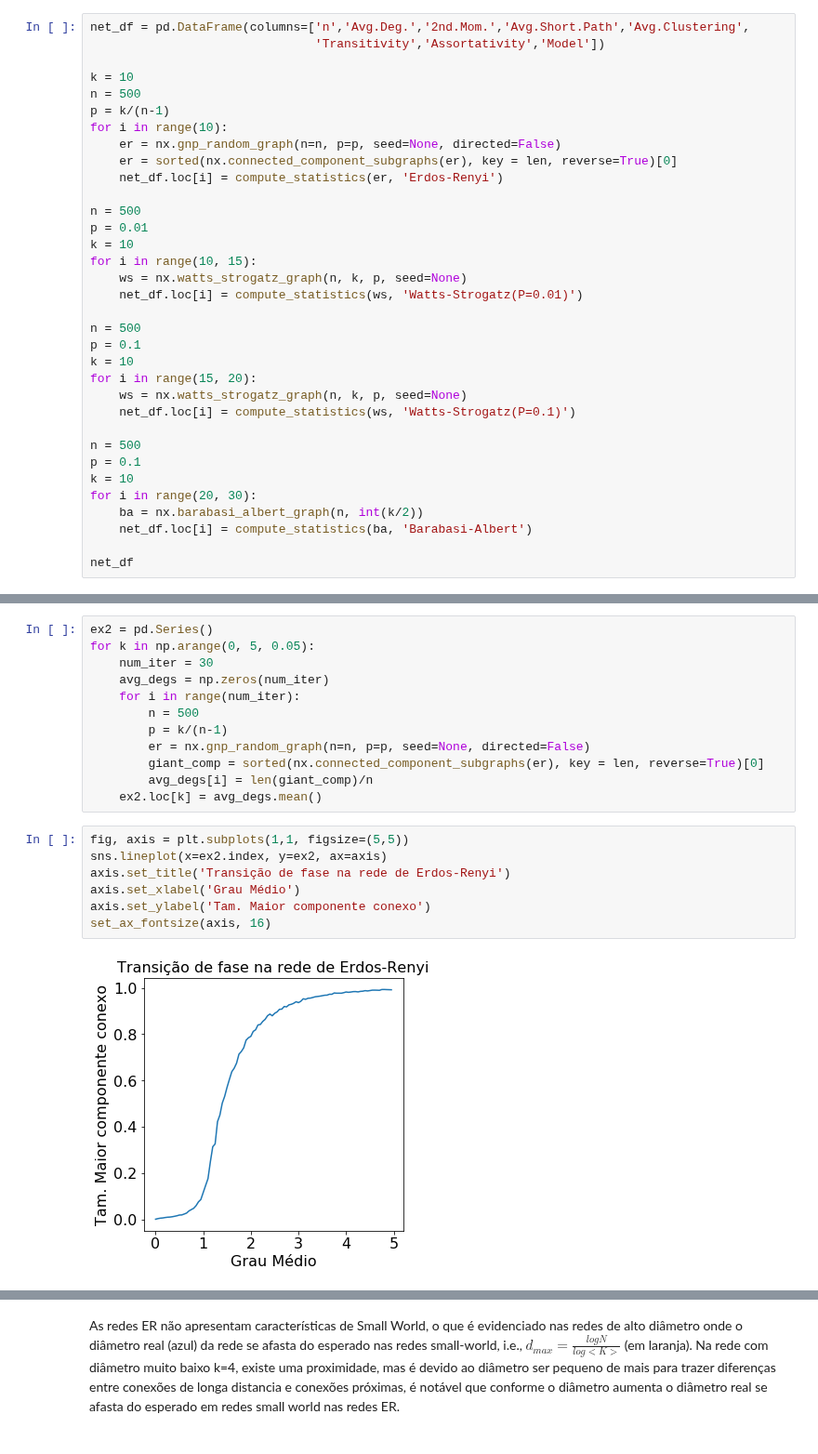
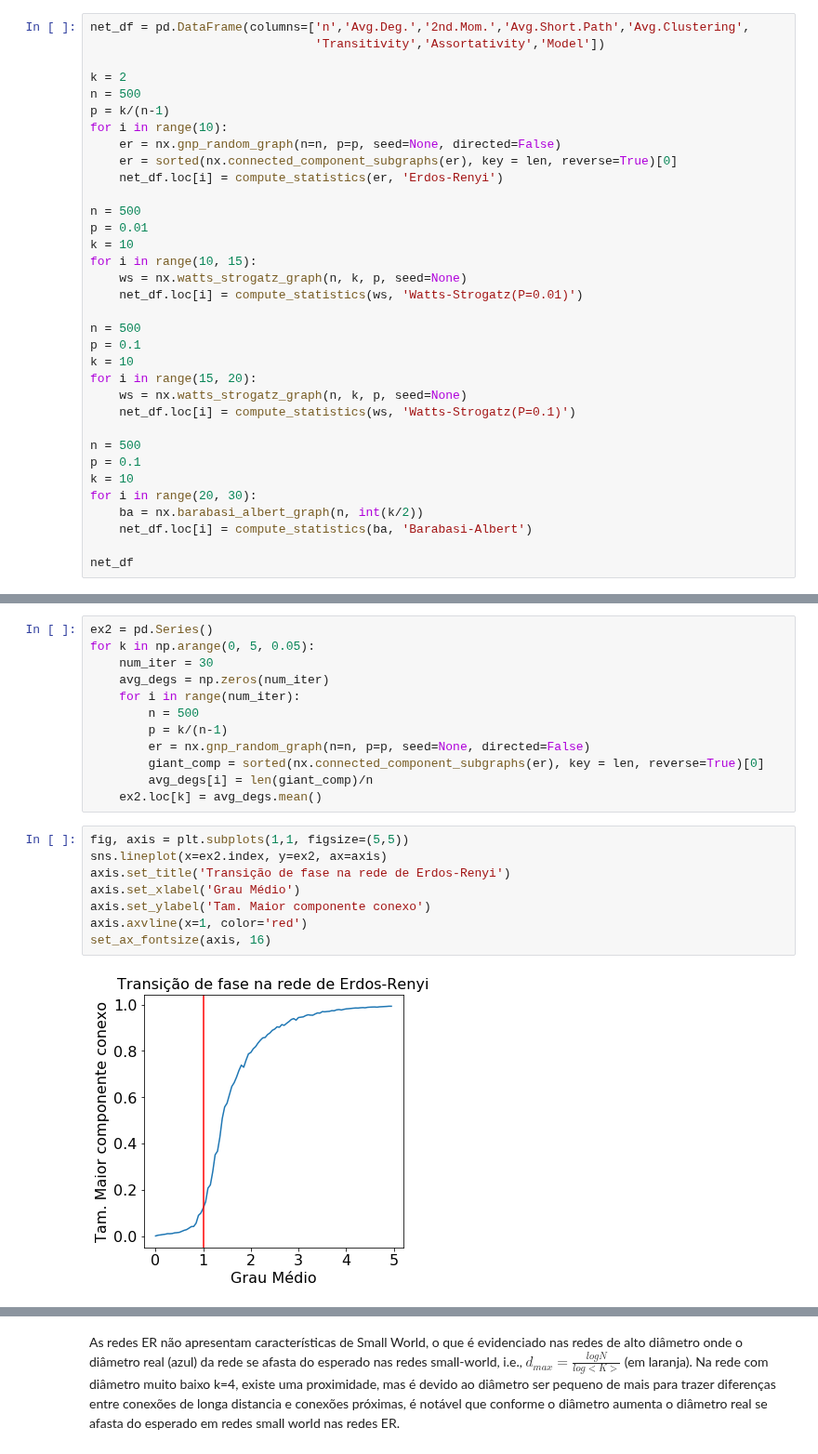
Before and after one commit to guimilan/redes_complexas, a Jupyter notebook: lista3/Lista3_wip.ipynb, the cells around one changed output, grey strips where cells are left out. Shown at 93% size. Cells and saved outputs as stored; diff of their text form.

```diff
--- a/lista3/Lista3_wip.ipynb
+++ b/lista3/Lista3_wip.ipynb
@@ -51,7 +51,7 @@ def compute_statistics(g, g_type):
 net_df = pd.DataFrame(columns=['n','Avg.Deg.','2nd.Mom.','Avg.Short.Path','Avg.Clustering',
                                'Transitivity','Assortativity','Model'])
 
-k = 10
+k = 2
 n = 500
 p = k/(n-1)
 for i in range(10):
@@ -161,10 +165,11 @@ for k in np.arange(0, 5, 0.05):
 # %%
 fig, axis = plt.subplots(1,1, figsize=(5,5))
 sns.lineplot(x=ex2.index, y=ex2, ax=axis)
 axis.set_title('Transição de fase na rede de Erdos-Renyi')
 axis.set_xlabel('Grau Médio')
 axis.set_ylabel('Tam. Maior componente conexo')
+axis.axvline(x=1, color='red')
 set_ax_fontsize(axis, 16)
 # %% [output]
-[figure, old version]
+[figure, new version]
 # %%
```
Also changed, not shown: parts of 13 cells of this notebook.
